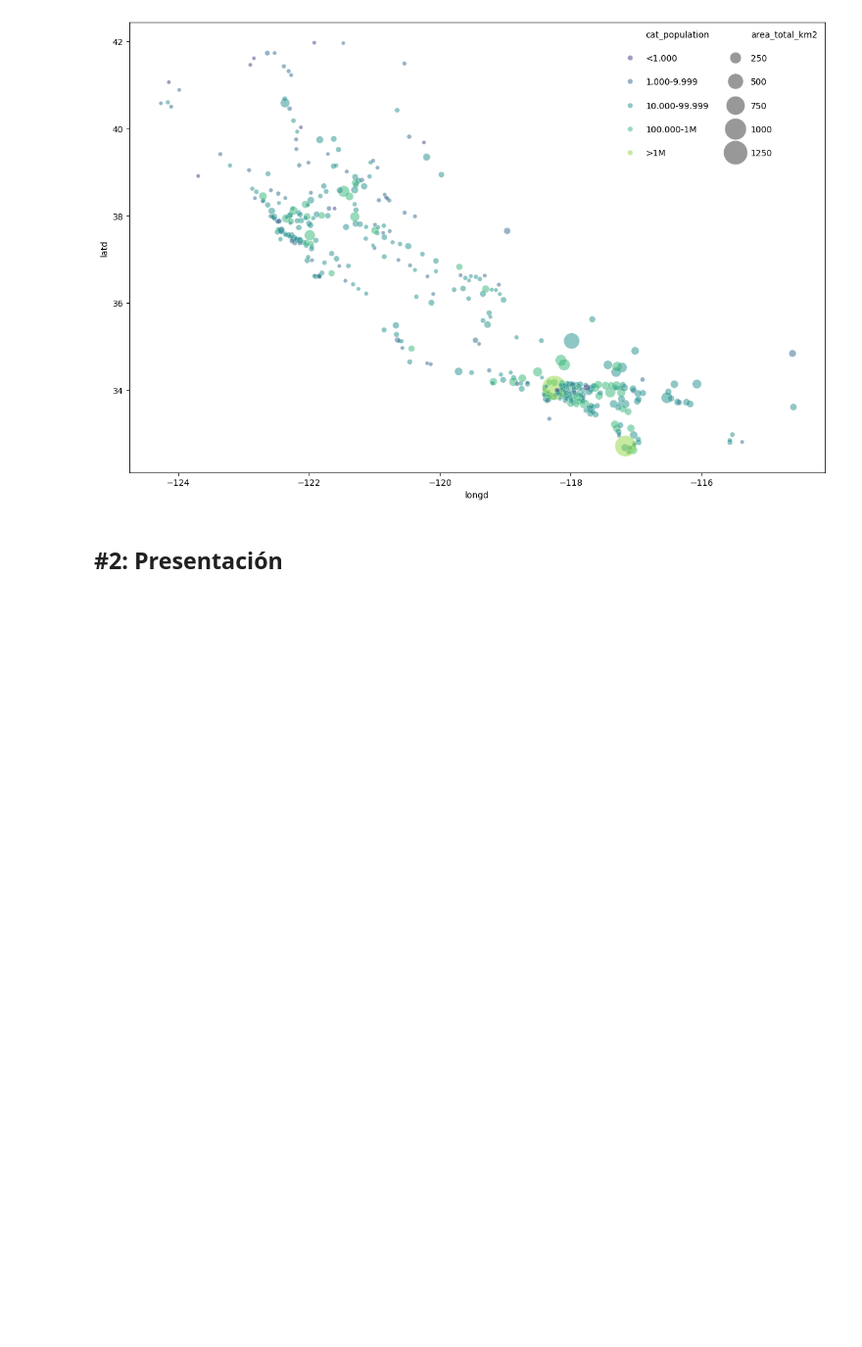
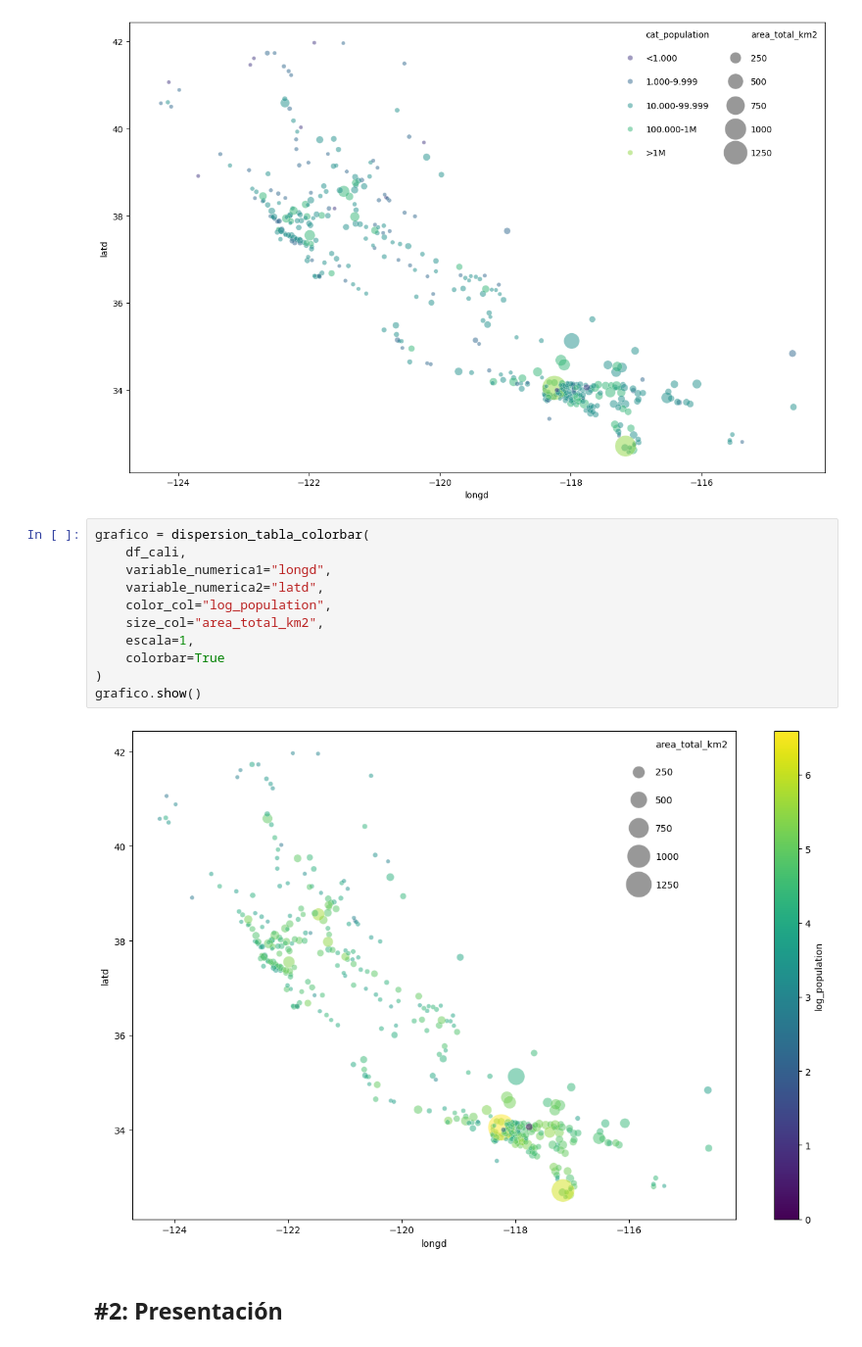
Before and after one commit to Emigarsan/DS-Online-Emilio-Garrote, a Jupyter notebook: Sprints/03_Data_Analysis/Sprint_08/Unidad_02_Visualizacion_Avanzada_Seaborn/03_Practica_Obligatoria/18_Practica_Obligatoria_Visualizacion_Avanzada.ipynb, the cells around one changed output. Shown at 98% size. Cells and saved outputs as stored; diff of their text form; blank space fills up the shorter version.

```diff
--- a/Sprints/03_Data_Analysis/Sprint_08/Unidad_02_Visualizacion_Avanzada_Seaborn/03_Practica_Obligatoria/18_Practica_Obligatoria_Visualizacion_Avanzada.ipynb
+++ b/Sprints/03_Data_Analysis/Sprint_08/Unidad_02_Visualizacion_Avanzada_Seaborn/03_Practica_Obligatoria/18_Practica_Obligatoria_Visualizacion_Avanzada.ipynb
@@ -223,6 +258,19 @@ grafico =dispersion_tabla(df_cali, variable_numerica1="longd", variable_numerica
 grafico.show()
 # %% [output]
 [figure]
+# %%
+grafico = dispersion_tabla_colorbar(
+    df_cali,
+    variable_numerica1="longd",
+    variable_numerica2="latd",
+    color_col="log_population",
+    size_col="area_total_km2",
+    escala=1,
+    colorbar=True
+)
+grafico.show()
+# %% [output]
+[figure, added]
 # %% [markdown]
 ## #2: Presentación
 # %% [markdown]
```
Also changed, not shown: parts of 8 cells of this notebook, 2 other files.
